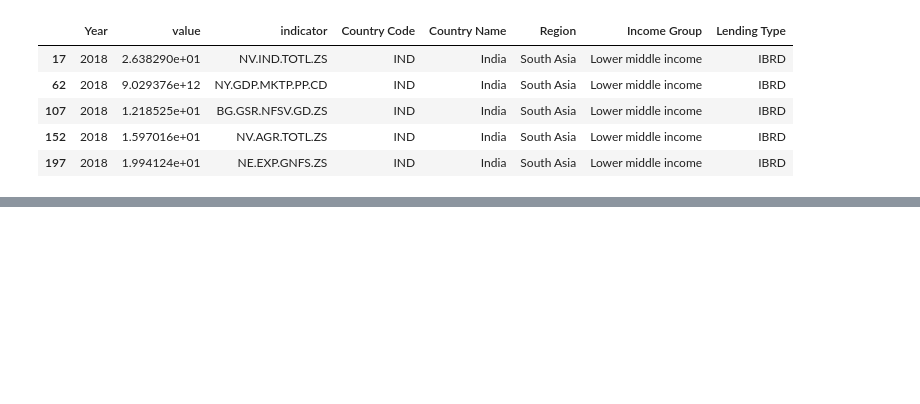
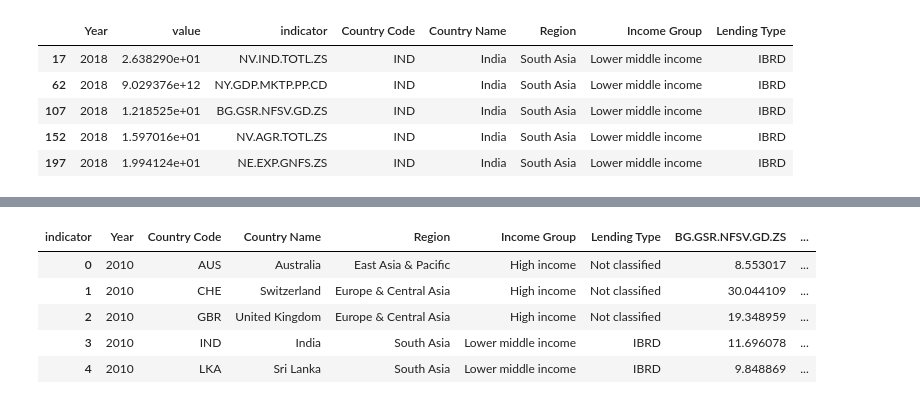
Before and after one commit to DATA-690-FALL-2021/data690_rakesh, a Jupyter notebook: Individual project part-B/Untitled15.ipynb, the cells around one changed output, grey strips where cells are left out. Saved outputs shown, nothing was run; the diff lists cells and outputs as text; code cells hidden in the pictures; blank space fills up the shorter version.

```diff
--- a/Individual project part-B/Untitled15.ipynb
+++ b/Individual project part-B/Untitled15.ipynb
@@ -162 +172,12 @@ ValueError: ignored
+# %%
+df2 = df.query("indicator in ['NE.EXP.GNFS.ZS','NV.IND.MANF.ZS','NV.IND.TOTL.ZS','BG.GSR.NFSV.GD.ZS','NV.AGR.TOTL.ZS','NY.GDP.MKTP.PP.CD']")
+df_pivot2 = df2.pivot(index =['Year','Country Code','Country Name','Region','Income Group','Lending Type'], columns='indicator', values='value').reset_index()
+df_pivot2.head()
+# %% [output]
+| indicator | Year | Country Code | Country Name | Region | Income Group | Lending Type | BG.GSR.NFSV.GD.ZS | ... |
+| 0 | 2010 | AUS | Australia | East Asia & Pacific | High income | Not classified | 8.553017 | ... |
+| 1 | 2010 | CHE | Switzerland | Europe & Central Asia | High income | Not classified | 30.044109 | ... |
+| 2 | 2010 | GBR | United Kingdom | Europe & Central Asia | High income | Not classified | 19.348959 | ... |
+| 3 | 2010 | IND | India | South Asia | Lower middle income | IBRD | 11.696078 | ... |
+| 4 | 2010 | LKA | Sri Lanka | South Asia | Lower middle income | IBRD | 9.848869 | ... |
 # %%
```
Also changed, not shown: parts of 9 cells of this notebook.
